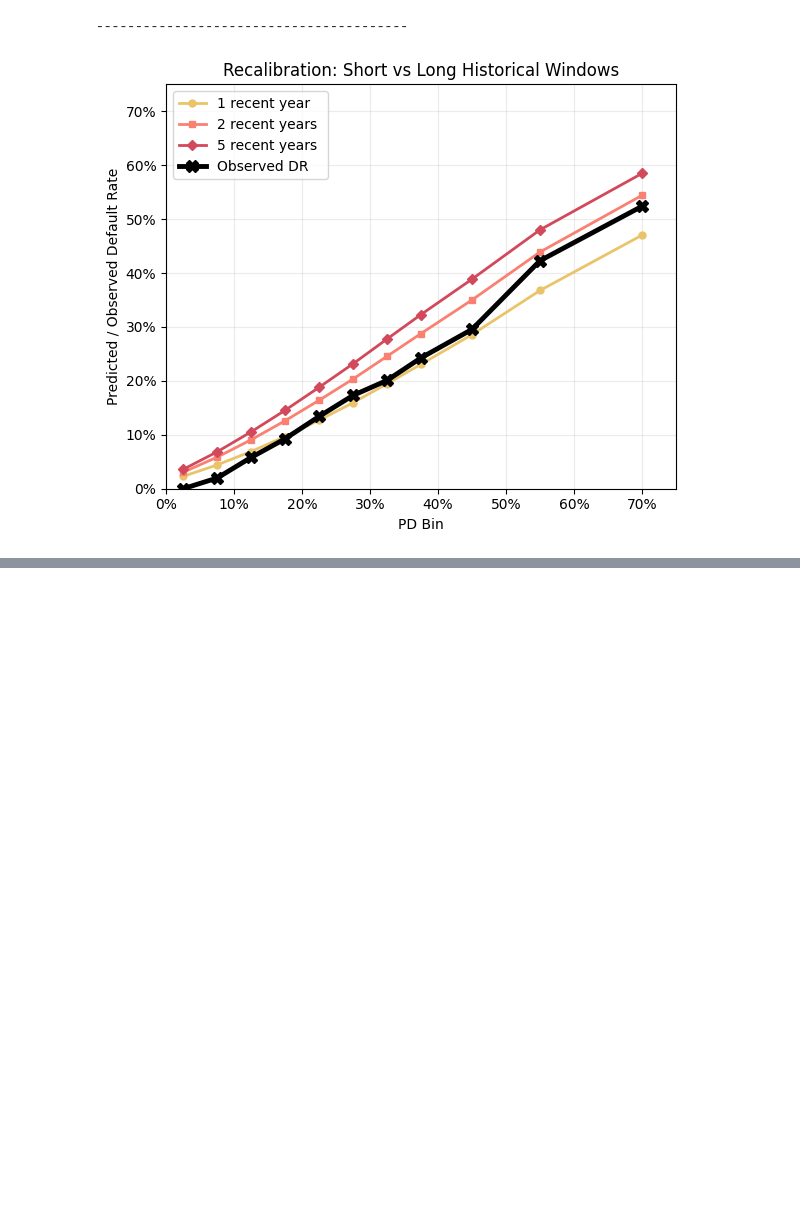
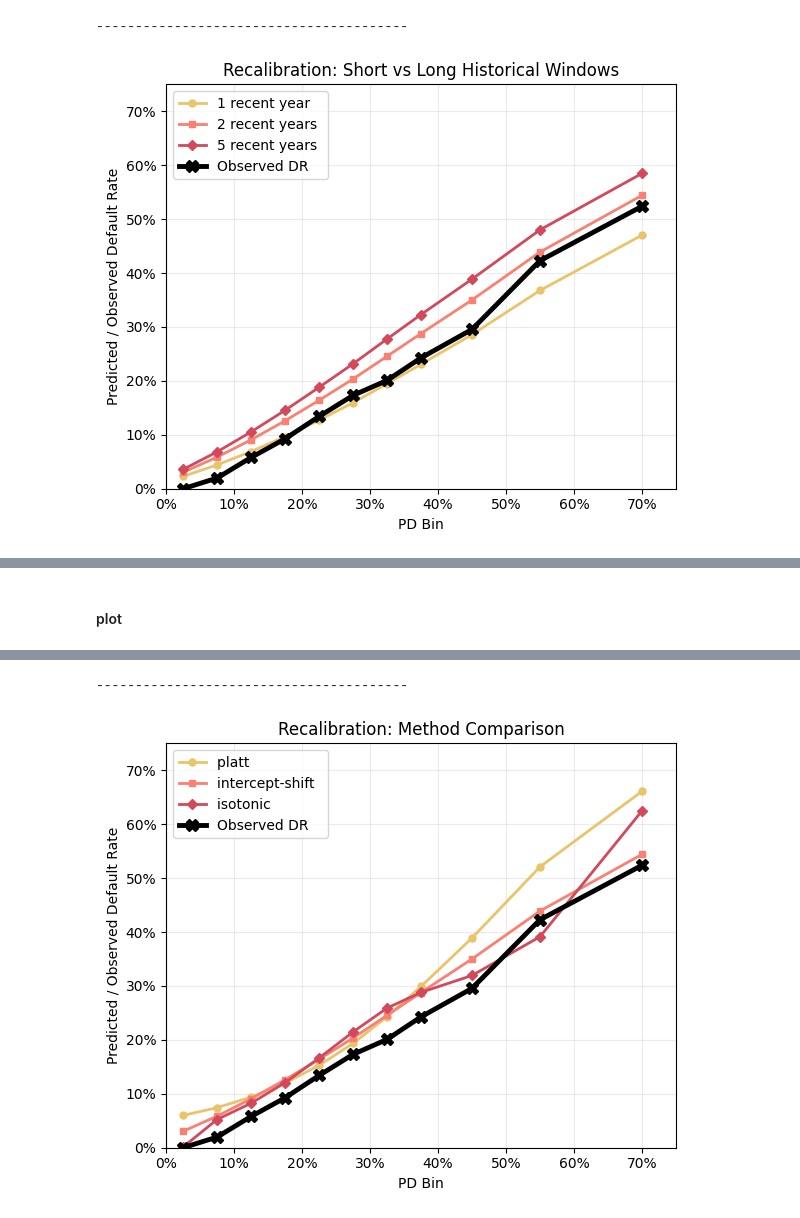
Before and after one commit to kostis2019/CREDIT-RISK-FRAMEWORK, a Jupyter notebook: notebooks/04_calibration.ipynb, the cells around one changed output, grey strips where cells are left out. Cells and saved outputs as stored; diff of their text form; code cells hidden in the pictures; blank space fills up the shorter version.

Commit message:
test: add initial unit test and update dependencies, notebooks: added calibration method comparison

```diff
--- a/notebooks/04_calibration.ipynb
+++ b/notebooks/04_calibration.ipynb
@@ -247,0 +205,31 @@ plot_calibration_comparison(y_oot,
+# %%
+# LOOP ON VARIOUS CALIBRATION METHODS
+# ----------------------------------------------------------
+# each loop-step trains calibration on a predefined method
+# and predicts/calibrates the oot sample
+# ----------------------------------------------------------
+# calibration window: 2019-2020
+#    "shift"    : delta = -0.21698419702798066
+#    "platt"    : ...
+#    "isotonic" : ...
+
+## setup calibration runs
+runs = {
+    "calibrated: on 2yrs, shift": {
+        "X": X_2019_2020,
+        "y": y_2019_2020,
+        "method": "shift",
+    },
+    "calibrated: on 2yrs, platt": {
+        "X": X_2019_2020,
+        "y": y_2019_2020,
+        "method": "platt",
+    },
+    "calibrated: on 2yrs, isotonic": {
+        "X": X_2019_2020,
+        "y": y_2019_2020,
+        "method": "isotonic",
+    },
+}
+
+results = compare_calibration_methods(X_oot, y_oot, runs, pipeline_no_cali, show_cali_plots=False)
@@ -247,0 +270,16 @@ plot_calibration_comparison(y_oot,
+# %% [markdown]
+#### plot
+# %%
+# compare the 3 calibrations on raw pds
+
+plot_calibration_comparison(y_oot,
+                          results["calibrated: on 2yrs, platt"]["predictions"]["PD_raw"],
+                          results["calibrated: on 2yrs, platt"]["predictions"]["PD"],
+                          results["calibrated: on 2yrs, shift"]["predictions"]["PD"],
+                          results["calibrated: on 2yrs, isotonic"]["predictions"]["PD"],
+                          "platt ",
+                          "intercept-shift ",
+                          "isotonic        ",
+                          "Recalibration: Method Comparison"
+                          )
+# %% [output]
@@ -247,0 +299,2 @@ plot_calibration_comparison(y_oot,
+----------------------------------------
+[figure, added]
```
Also changed, not shown: parts of 17 cells of this notebook, 9 other files.
